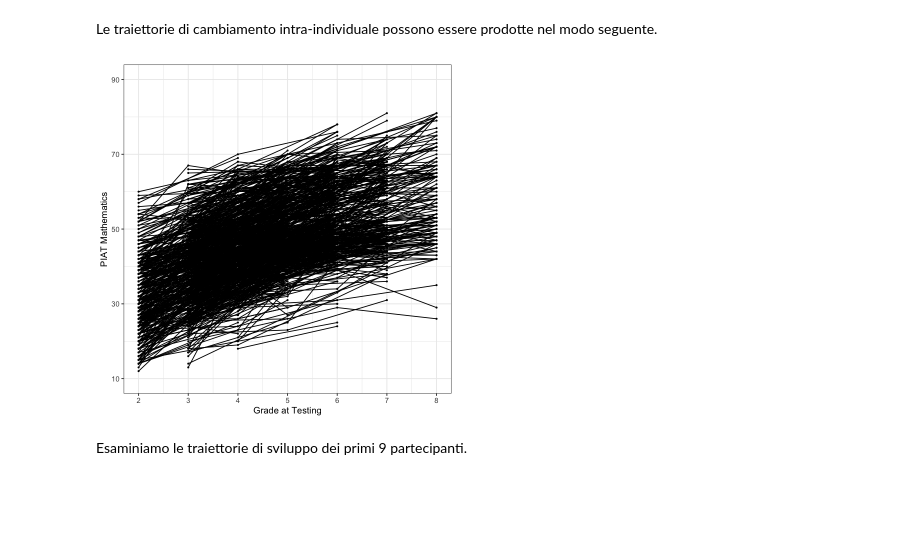
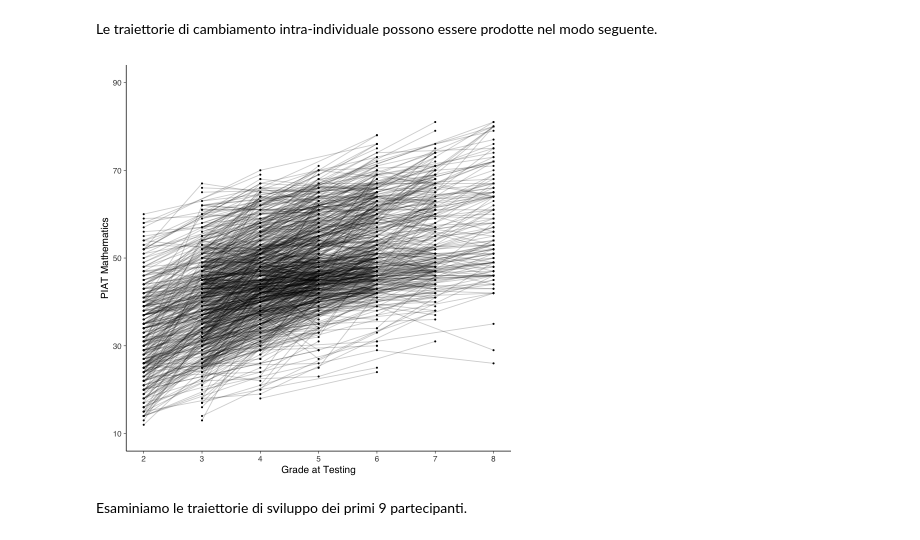
Before and after one commit to ccaudek/cfa_book_2023, a Jupyter notebook: 321_lgm_prelims.ipynb, the cells around one changed output. Drawn from its saved outputs; the diff is of its cells as text; code cells hidden in the pictures; blank space fills up the shorter version.

```diff
--- a/321_lgm_prelims.ipynb
+++ b/321_lgm_prelims.ipynb
@@ -107,23 +107,22 @@ Le traiettorie di cambiamento intra-individuale possono essere prodotte nel modo
 # %%
 nlsy_math_long |> # data set
   ggplot(aes(x = grade, y = math, group = id)) + # setting variables
   geom_point(size = .5) + # adding points to plot
-  geom_line() + # adding lines to plot
-  theme_bw() + # changing style/background
+  geom_line(alpha=0.2) + # adding lines to plot
   # setting the x-axis with breaks and labels
   scale_x_continuous(
     limits = c(2, 8),
     breaks = c(2, 3, 4, 5, 6, 7, 8),
     name = "Grade at Testing"
   ) +
   # setting the y-axis with limits breaks and labels
   scale_y_continuous(
     limits = c(10, 90),
     breaks = c(10, 30, 50, 70, 90),
     name = "PIAT Mathematics"
   )
 # %% [output]
-[figure, old version]
+[figure, new version]
 # %% [markdown]
 Esaminiamo le traiettorie di sviluppo dei primi 9 partecipanti.
 # %%
```
Also changed, not shown: 30 other files.
